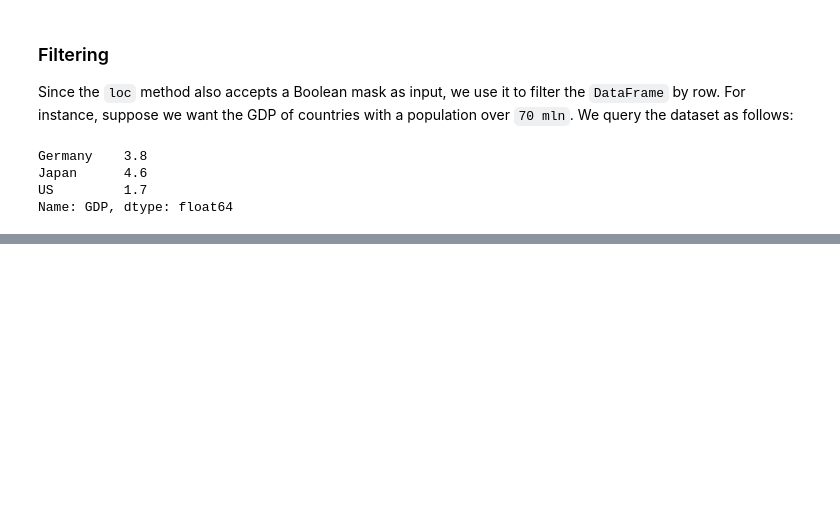
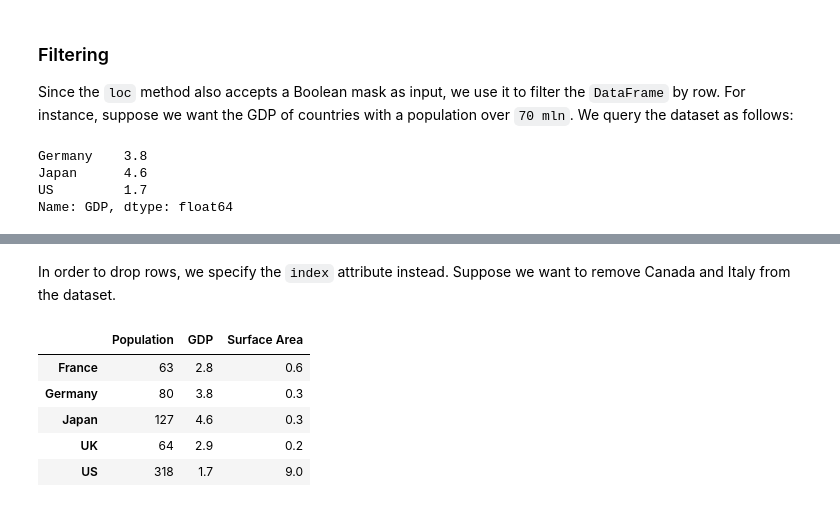
Before and after one commit to v-poghosyan/blog, a Jupyter notebook: _notebooks/2021-12-28-Python-for-ML-Pandas.ipynb, the cells around one changed output, grey strips where cells are left out. Saved outputs shown, nothing was run; the diff lists cells and outputs as text; code cells hidden in the pictures; blank space fills up the shorter version.

```diff
--- a/_notebooks/2021-12-28-Python-for-ML-Pandas.ipynb
+++ b/_notebooks/2021-12-28-Python-for-ML-Pandas.ipynb
@@ -313,0 +394,11 @@ As additional exercise, suppose we are only interested in the population of coun
+# %% [markdown]
+In order to drop rows, we specify the `index` attribute instead. Suppose we want to remove Canada and  Italy from the dataset.
+# %%
+g7_df.drop(index = ['Canada', 'Italy'])
+# %% [output]
+|  | Population | GDP | Surface Area |
+| France | 63 | 2.8 | 0.6 |
+| Germany | 80 | 3.8 | 0.3 |
+| Japan | 127 | 4.6 | 0.3 |
+| UK | 64 | 2.9 | 0.2 |
+| US | 318 | 1.7 | 9.0 |
```
Also changed, not shown: parts of 16 cells of this notebook.
